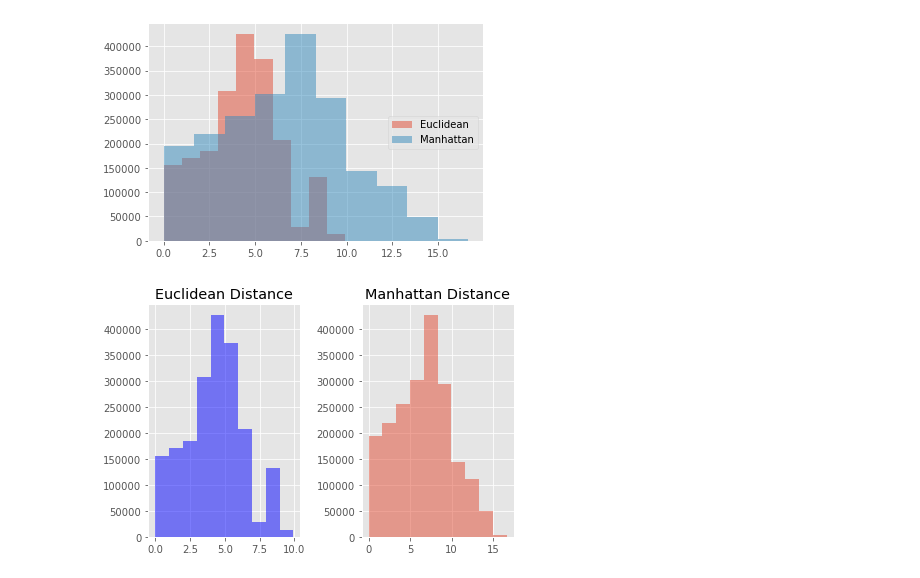
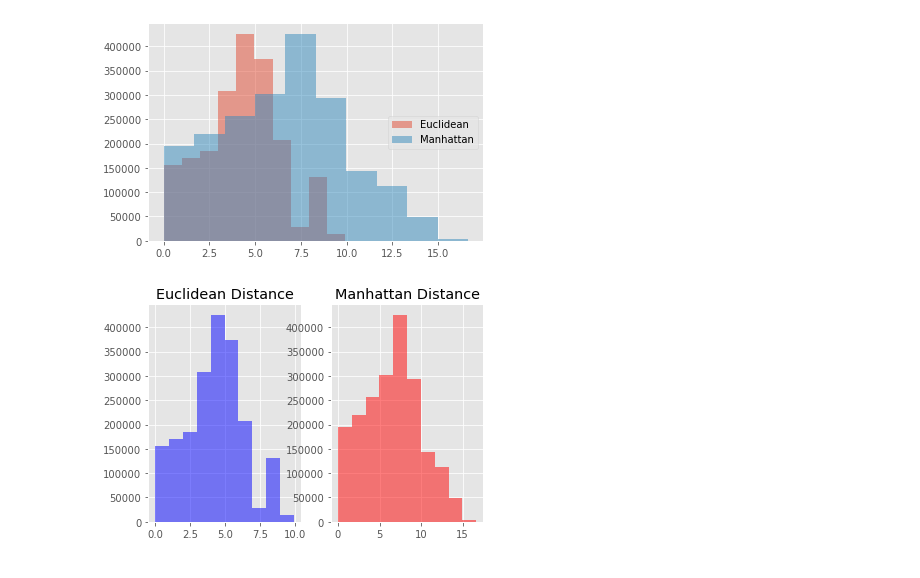
Before and after one commit to synewaz/Case-Studies, a Jupyter notebook: Chapter 15/Euclidean & Manhattan/Euclidean_and_Manhattan_Distances_Case_Study.ipynb, the cells around one changed output. Saved outputs shown, nothing was run; the diff lists cells and outputs as text; code cells hidden in the pictures.

```diff
--- a/Chapter 15/Euclidean & Manhattan/Euclidean_and_Manhattan_Distances_Case_Study.ipynb
+++ b/Chapter 15/Euclidean & Manhattan/Euclidean_and_Manhattan_Distances_Case_Study.ipynb
@@ -100,12 +100,11 @@ pyplot.show()
 # %%
 fig,(ax1, ax2)=plt.subplots(1,2)
 
 ax1.hist(DistEuclid,alpha=0.5, color="blue", label='Euclidean')
-ax2.hist(DistManhattan, alpha=0.5, label='Manhattan')
+ax2.hist(DistManhattan, alpha=0.5, color='red', label='Manhattan')
 ax1.set_title('Euclidean Distance')
 ax2.set_title('Manhattan Distance')
 
-fig.tight_layout()
 plt.show()
 # %% [output]
-[figure, old version]
+[figure, new version]
```
Also changed, not shown: 3 other files.
